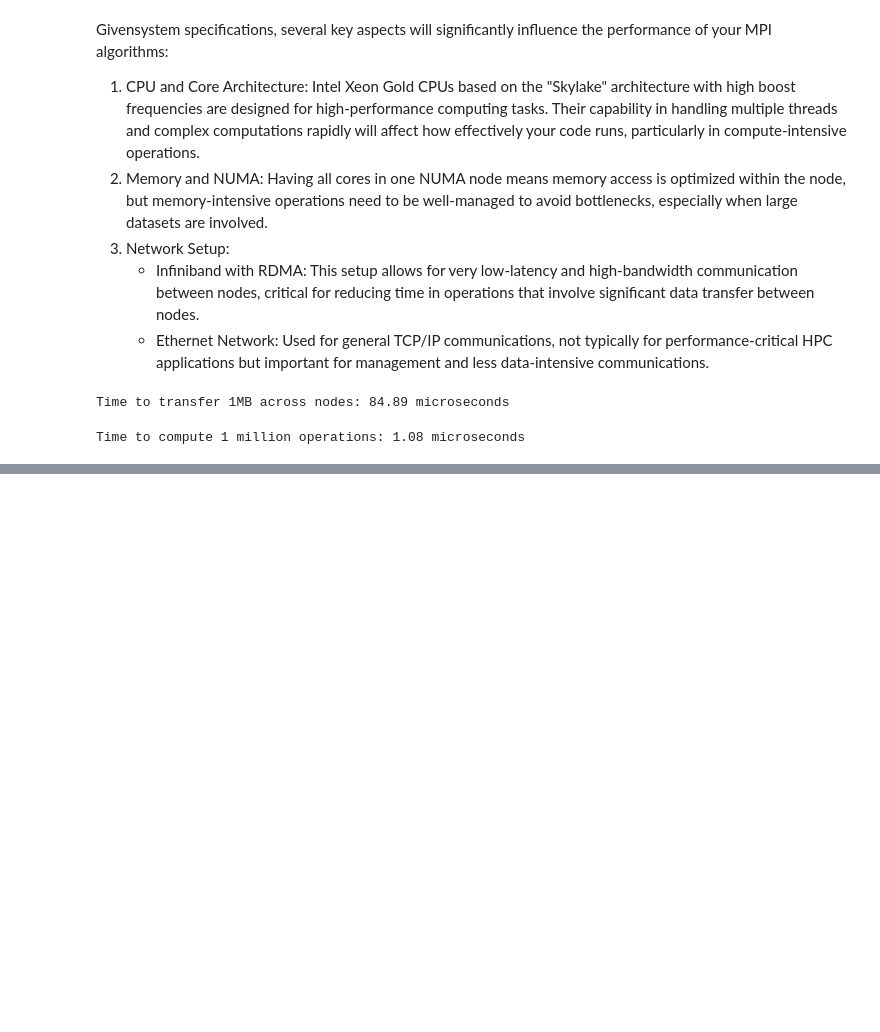
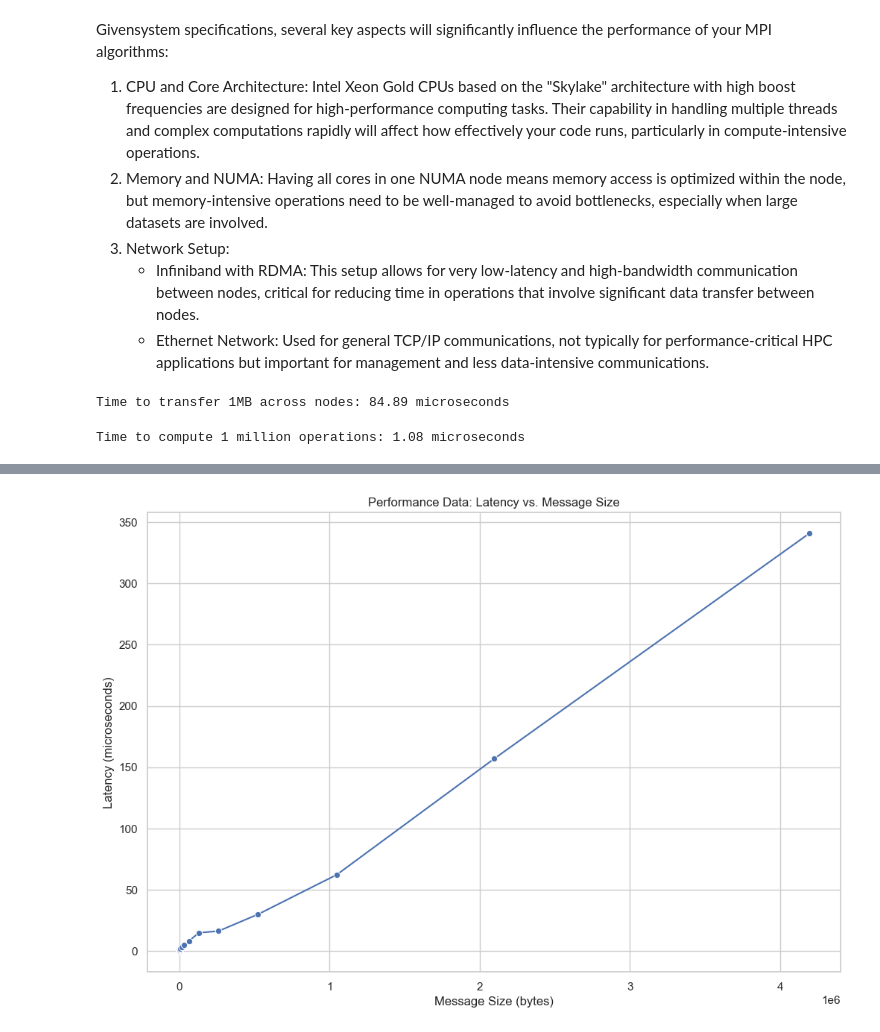
Before and after one commit to abandrea/HPC, a Jupyter notebook: exercise_1/project_1/bcast_thin_results/analysis_thin_bcast.ipynb, the cells around one changed output, grey strips where cells are left out. Drawn from its saved outputs; the diff is of its cells as text; code cells hidden in the pictures; blank space fills up the shorter version.

```diff
--- a/exercise_1/project_1/bcast_thin_results/analysis_thin_bcast.ipynb
+++ b/exercise_1/project_1/bcast_thin_results/analysis_thin_bcast.ipynb
@@ -391,0 +390,6 @@ The LogP model is a classic way to model parallel algorithms. It considers four
+# %%
+# import performance data csv
+df_perf = pd.read_csv('../performance_test3/performance_3.csv')
+
+# print the first 5 rows of the performance data to verify that the data were loaded correctly
+print(df_perf)
@@ -391,0 +414,13 @@ The LogP model is a classic way to model parallel algorithms. It considers four
+# %%
+# plot the performance data
+plt.figure(figsize=(12, 8))
+sns.lineplot(data=df_perf, x='Size', y=' Latency', marker='o')
+#plt.xscale('log')
+#plt.yscale('log')
+plt.xlabel('Message Size (bytes)')
+plt.ylabel('Latency (microseconds)')
+plt.title('Performance Data: Latency vs. Message Size')
+plt.grid(True)
+plt.show()
+# %% [output]
+[figure, added]
```
Also changed, not shown: parts of 10 cells of this notebook, 6 other files.
